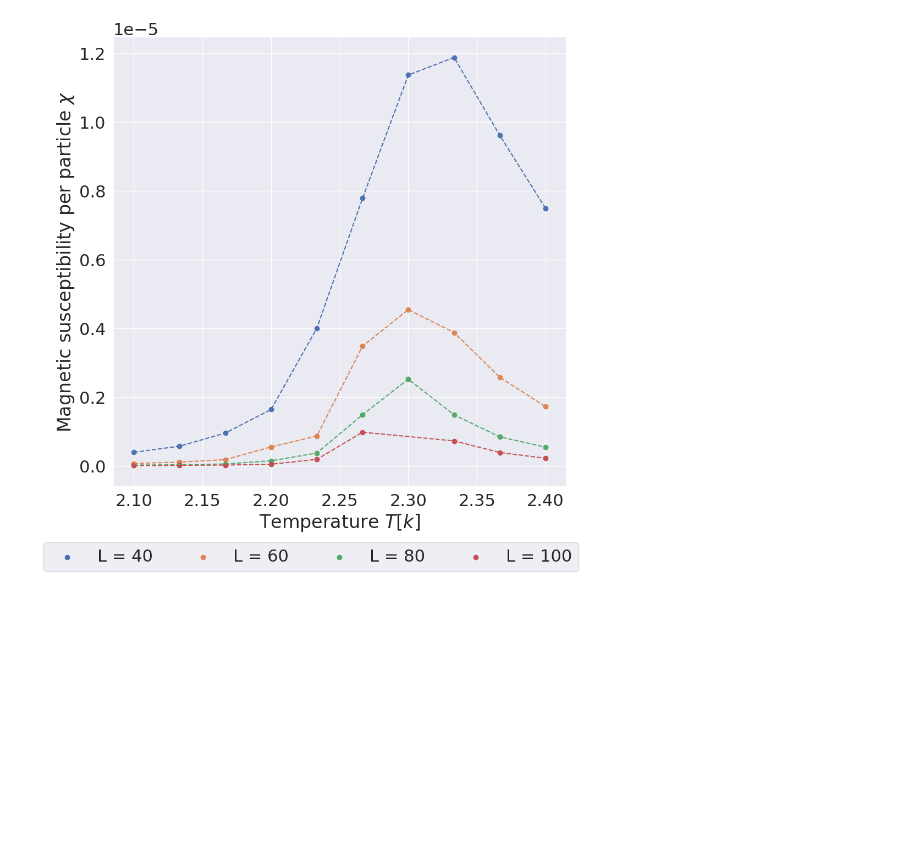
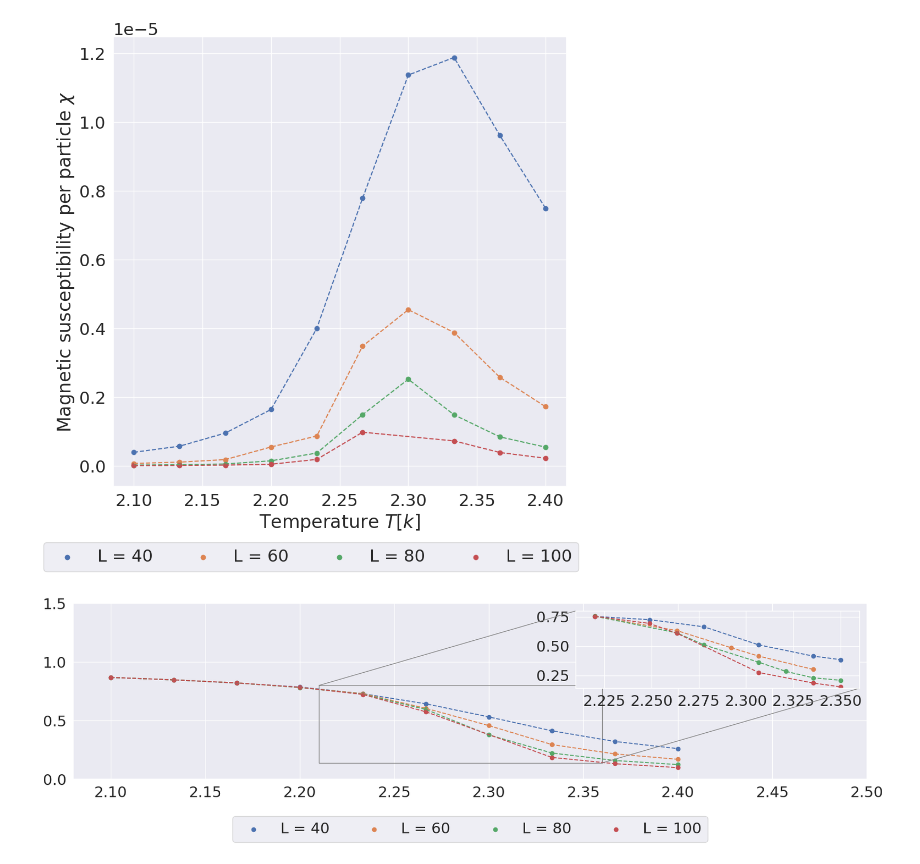
Before and after one commit to augude/fys3150, a Jupyter notebook: Project4/plotting/problem8.ipynb, the cells around one changed output. Drawn from its saved outputs; the diff is of its cells as text; code cells hidden in the pictures; blank space fills up the shorter version.

```diff
--- a/Project4/plotting/problem8.ipynb
+++ b/Project4/plotting/problem8.ipynb
@@ -158,3 +238,76 @@ fig.tight_layout()
 plt.show()
 # %% [output]
 [figure]
+# %%
+from mpl_toolkits.axes_grid1.inset_locator import zoomed_inset_axes
+from mpl_toolkits.axes_grid1.inset_locator import mark_inset
+
+left, bottom = 0.05, 0.1 # for very left and very bottom
+thickx, thicky = 0.03, 0.125 # thickness of the left and bottom plots
+width, height = 0.75, 0.6 # width and height of main plot
+dpx = .025 # space between plots
+dpy = .08
+
+# axes for each of the three plots: [left,bottom,width,height]
+rect_main = [left+thickx+dpx,bottom+thicky+dpy,width+.153,height] # main plot
+rect_left = [left,bottom+thicky+dpy,thickx,height] # left side small plot
+rect_bottom = [left+thickx+dpx,bottom,width,thicky] # bottom small plot
+nullfmt   = plt.NullFormatter()         # no labels
+nullloc   = plt.NullLocator()
+
+# start with a rectangular figure
+plt.figure(1,figsize=(18,6))
+
+axMain = plt.axes(rect_main)
+plt.scatter(temp40, mag40, label = 'L = 40')
+plt.plot(temp40, mag40, linestyle = '--')
+plt.scatter(temp60, mag60, label = 'L = 60')
+plt.plot(temp60, mag60, linestyle = '--')
+plt.scatter(temp80, mag80, label = 'L = 80')
+plt.plot(temp80, mag80, linestyle = '--')
+plt.scatter(temp100, mag100, label = 'L = 100')
+plt.plot(temp100, mag100, linestyle = '--')
+plt.legend(loc = 'lower center', ncol = 5, fancybox = True,
+            bbox_to_anchor = (0.5, -0.4))
+
+
+axMain.set_xlim(2.08, 2.50)
+axMain.set_ylim(0.0, 1.5)
+
+axins = zoomed_inset_axes(axMain,1.0,loc='upper right') # zoom=6
+
+mask40 = np.where(mag40Z < 1.0)[0]
+mask40 = [0, 2, 4, 6, 8, 9]
+plt.scatter(temp40Z[mask40], mag40Z[mask40])
+plt.plot(temp40Z[mask40], mag40Z[mask40], linestyle = '--')
+
+mask60 = np.where(mag60Z < 1.0)[0]
+mask60 = [0, 3, 5, 6, 8]
+
+plt.scatter(temp60Z[mask60], mag60Z[mask60])
+plt.plot(temp60Z[mask60], mag60Z[mask60], linestyle = '--')
+
+mask80 = np.where(mag80Z < 1.0)[0]
+plt.scatter(temp80Z[mask80], mag80Z[mask80])
+plt.plot(temp80Z[mask80], mag80Z[mask80], linestyle = '--')
+
+
+mask100 = np.where(mag100Z < 1.0)[0]
+mask100 = [0, 2, 3, 6, 8, 9]
+plt.scatter(temp100Z[mask100], mag100Z[mask100])
+plt.plot(temp100Z[mask100], mag100Z[mask100], linestyle = '--')
+
+# subregion of the original image
+x1,x2,y1,y2 = 2.21, 2.36, 0.14, 0.80
+axins.set_xlim(x1,x2)
+axins.set_ylim(y1,y2)
+plt.xticks(visible=True)
+plt.yticks(visible=True)
+#plt.setp(axins,xticks=[],yticks=[])
+# draw a bbox of the region of the inset axes in the parent axes and
+# connecting lines between the bbox and the inset axes area
+mark_inset(axMain, axins, loc1=2, loc2=4, ec="0.5")
+plt.savefig('test.png')
+plt.draw()
+# %% [output]
+[figure, added]
```
Also changed, not shown: parts of 9 cells of this notebook, 2 other files.
